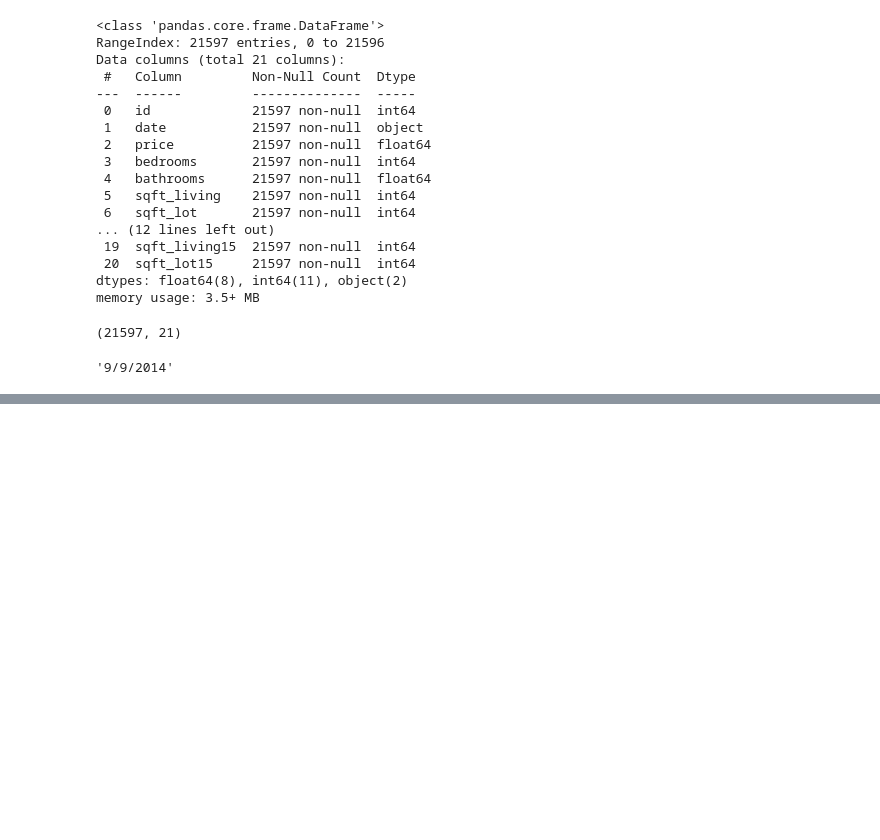
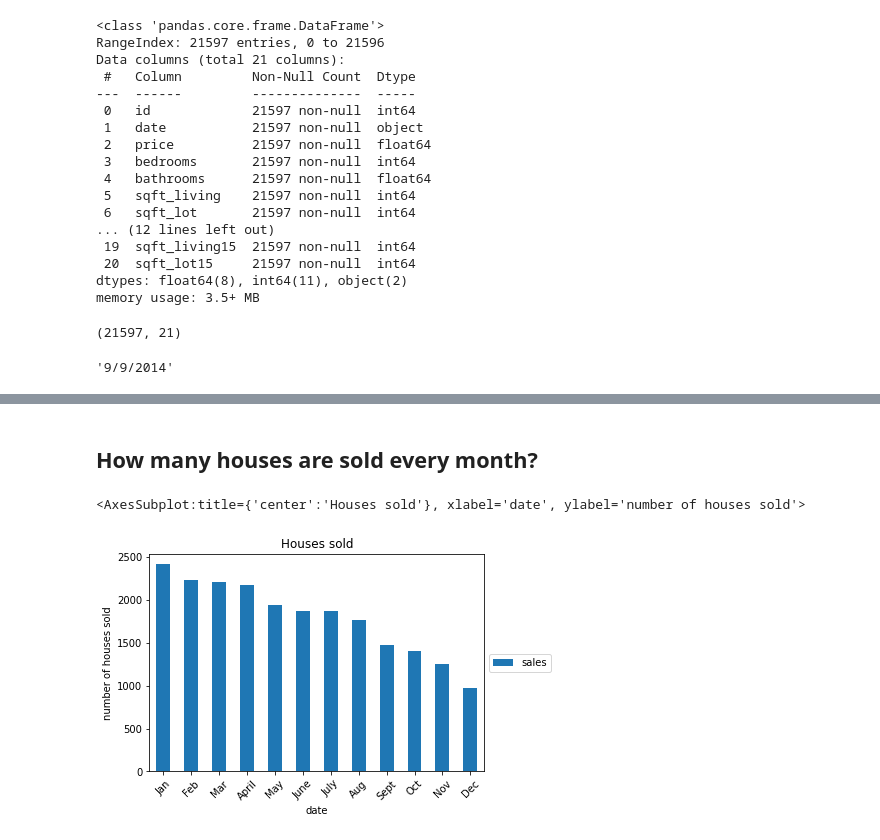
Before and after one commit to christine-berlin/house_price_predictions, a Jupyter notebook: notebooks/EDA.ipynb, the cells around one changed output, grey strips where cells are left out. Drawn from its saved outputs; the diff is of its cells as text; code cells hidden in the pictures; blank space fills up the shorter version.

```diff
--- a/notebooks/EDA.ipynb
+++ b/notebooks/EDA.ipynb
@@ -60,0 +187,14 @@ df_king_county.date.max()
+# %% [markdown]
+## How many houses are sold every month?
+# %%
+df = pd.DataFrame({'date': labels,'sales': df_months.date.value_counts()})
+ax = plt.subplot()
+fig = df.plot(kind = 'bar', x = 'date', y = 'sales', ax = ax)
+plt.xticks(rotation =45)
+plt.ylabel('number of houses sold')
+plt.legend(loc='center left', bbox_to_anchor=(1.0, 0.5))
+plt.title('Houses sold')
+ax
+# %% [output]
+<AxesSubplot:title={'center':'Houses sold'}, xlabel='date', ylabel='number of houses sold'>
+[figure, added]
```
Also changed, not shown: parts of 26 cells of this notebook.
